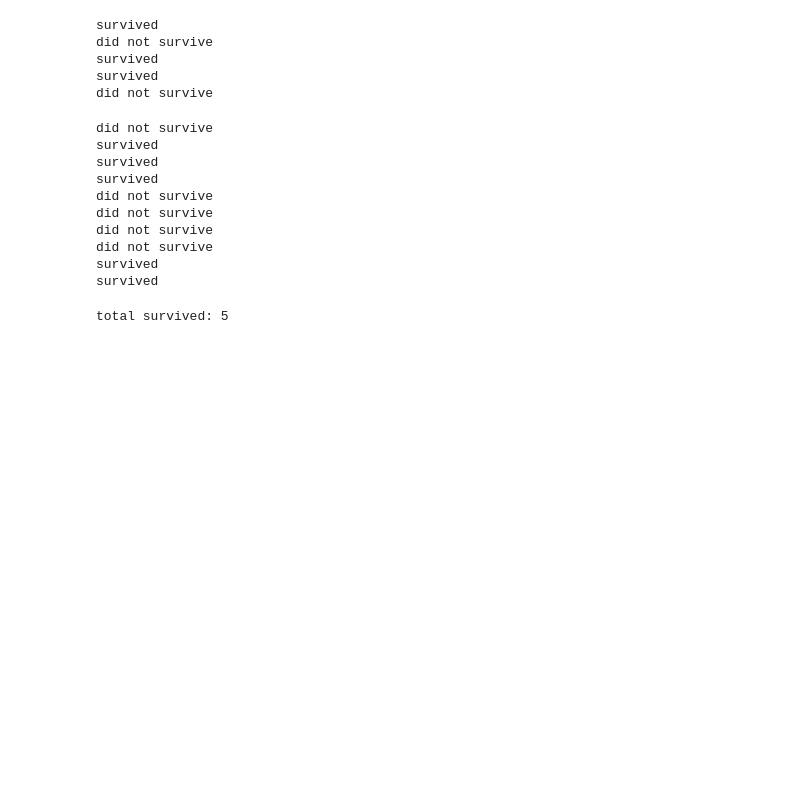
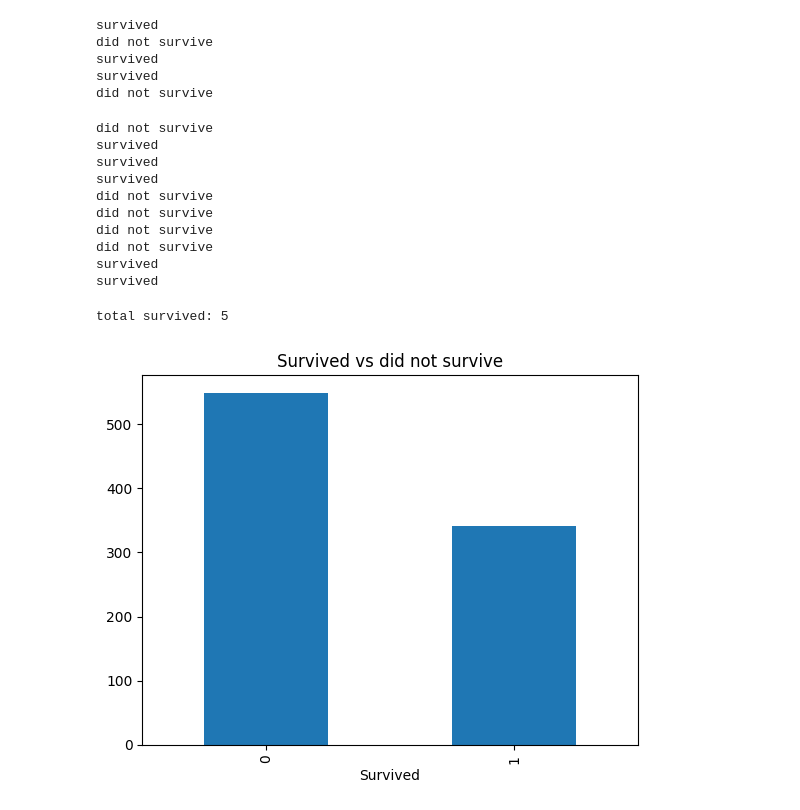
Before and after one commit to srishma11/ml-learning-journey, a Jupyter notebook: Untitled0.ipynb, the cells around one changed output. Drawn from its saved outputs; the diff is of its cells as text; code cells hidden in the pictures; blank space fills up the shorter version.

```diff
--- a/Untitled0.ipynb
+++ b/Untitled0.ipynb
@@ -114,3 +114,10 @@ for x in df['Survived'][:10]:
 print("total survived:", count)
 # %% [output]
 total survived: 5
+# %%
+import matplotlib.pyplot as plt
+df['Survived'].value_counts().plot(kind='bar')
+plt.title('Survived vs did not survive')
+plt.show()
+# %% [output]
+[figure, added]
```
Also changed, not shown: parts of 1 cell of this notebook.
